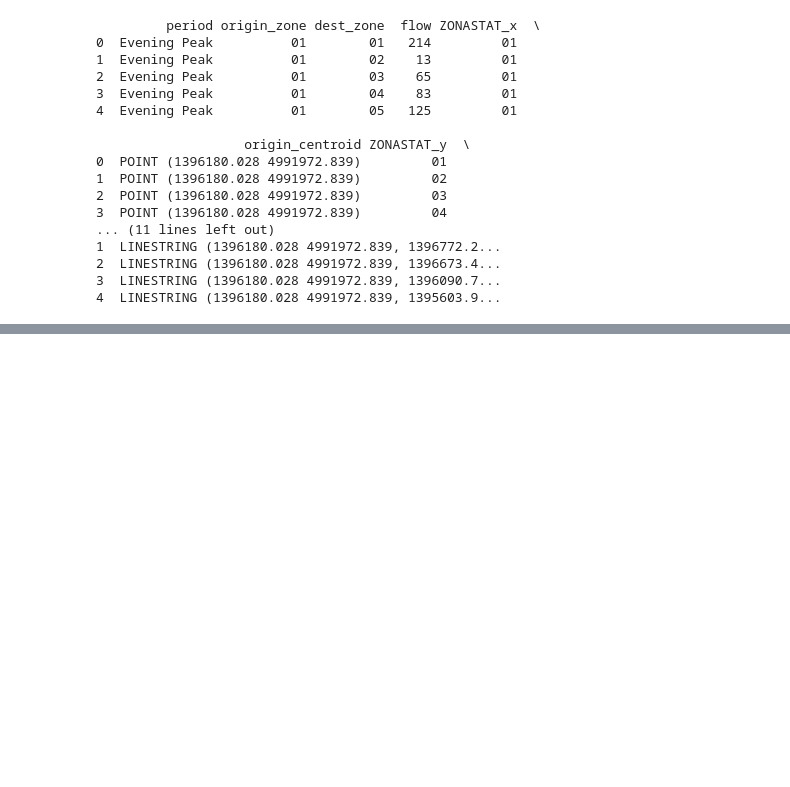
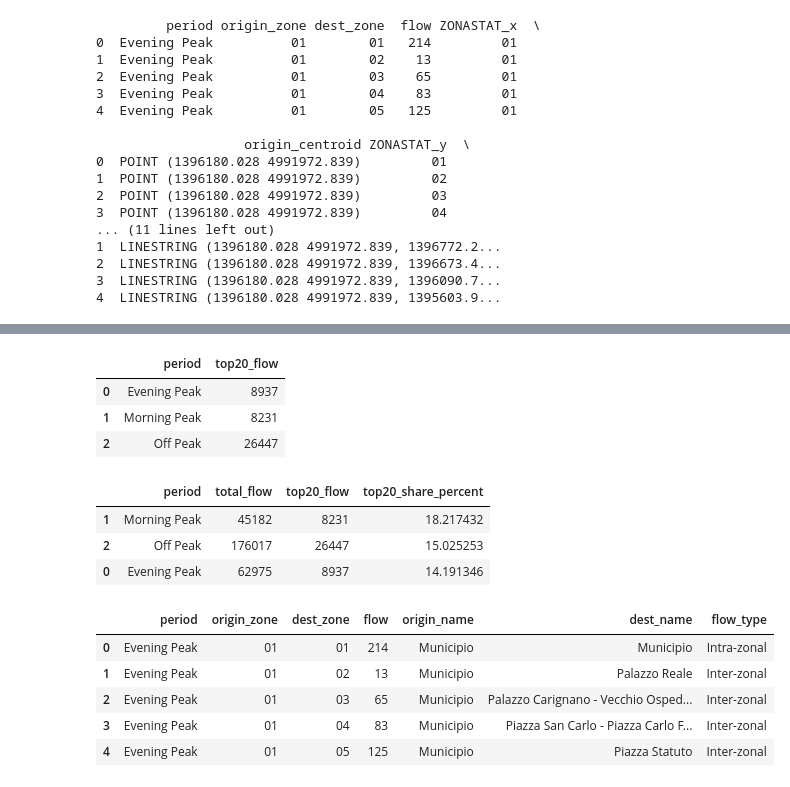
Before and after one commit to minaahmadian/shared-mobility-torino, a Jupyter notebook: Notebooks/Voi_OD_Matrix.ipynb, the cells around one changed output, grey strips where cells are left out. Cells and saved outputs as stored; diff of their text form; code cells hidden in the pictures; blank space fills up the shorter version.

```diff
--- a/Notebooks/Voi_OD_Matrix.ipynb
+++ b/Notebooks/Voi_OD_Matrix.ipynb
@@ -550,0 +672,46 @@ m_off.save("od_off_flows_voi.html")
+# %%
+top20_by_period = (
+    top_od_named
+    .groupby("period")["flow"]
+    .sum()
+    .reset_index(name="top20_flow")
+)
+top20_by_period
+# %% [output]
+|  | period | top20_flow |
+| 0 | Evening Peak | 8937 |
+| 1 | Morning Peak | 8231 |
+| 2 | Off Peak | 26447 |
+# %%
+concentration = total_by_period.merge(
+    top20_by_period,
+    on="period"
+)
+concentration["top20_share_percent"] = (
+    concentration["top20_flow"] /
+    concentration["total_flow"] * 100
+)
+concentration.sort_values("top20_share_percent", ascending=False)
+# %% [output]
+|  | period | total_flow | top20_flow | top20_share_percent |
+| 1 | Morning Peak | 45182 | 8231 | 18.217432 |
+| 2 | Off Peak | 176017 | 26447 | 15.025253 |
+| 0 | Evening Peak | 62975 | 8937 | 14.191346 |
+# %%
+od_period_named["flow_type"] = (
+    od_period_named["origin_zone"] == od_period_named["dest_zone"]
+)
+
+od_period_named["flow_type"] = od_period_named["flow_type"].map({
+    True: "Intra-zonal",
+    False: "Inter-zonal"
+})
+
+od_period_named.head()
+# %% [output]
+|  | period | origin_zone | dest_zone | flow | origin_name | dest_name | flow_type |
+| 0 | Evening Peak | 01 | 01 | 214 | Municipio | Municipio | Intra-zonal |
+| 1 | Evening Peak | 01 | 02 | 13 | Municipio | Palazzo Reale | Inter-zonal |
+| 2 | Evening Peak | 01 | 03 | 65 | Municipio | Palazzo Carignano - Vecchio Osped... | Inter-zonal |
+| 3 | Evening Peak | 01 | 04 | 83 | Municipio | Piazza San Carlo - Piazza Carlo F... | Inter-zonal |
+| 4 | Evening Peak | 01 | 05 | 125 | Municipio | Piazza Statuto | Inter-zonal |
```
Also changed, not shown: parts of 19 cells of this notebook, 3 other files.
